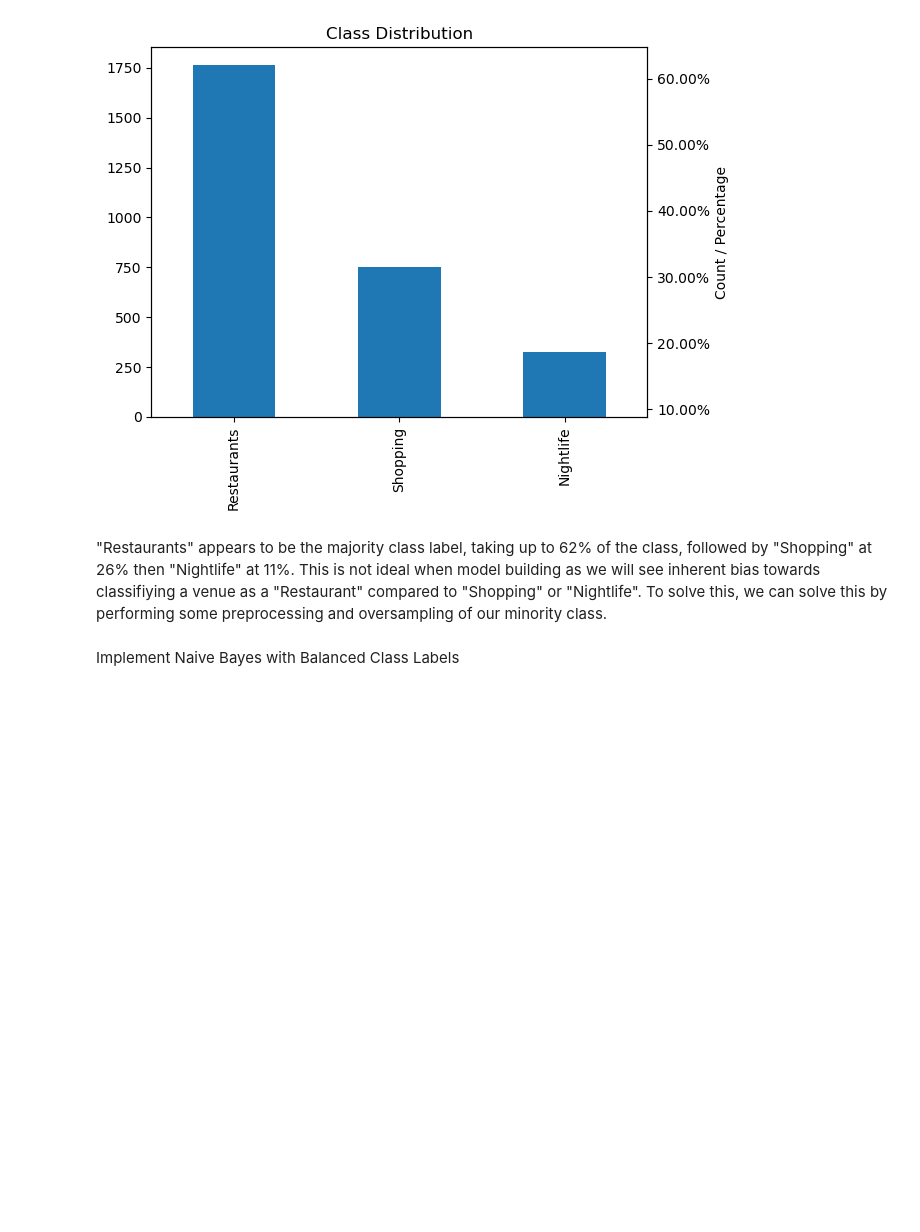
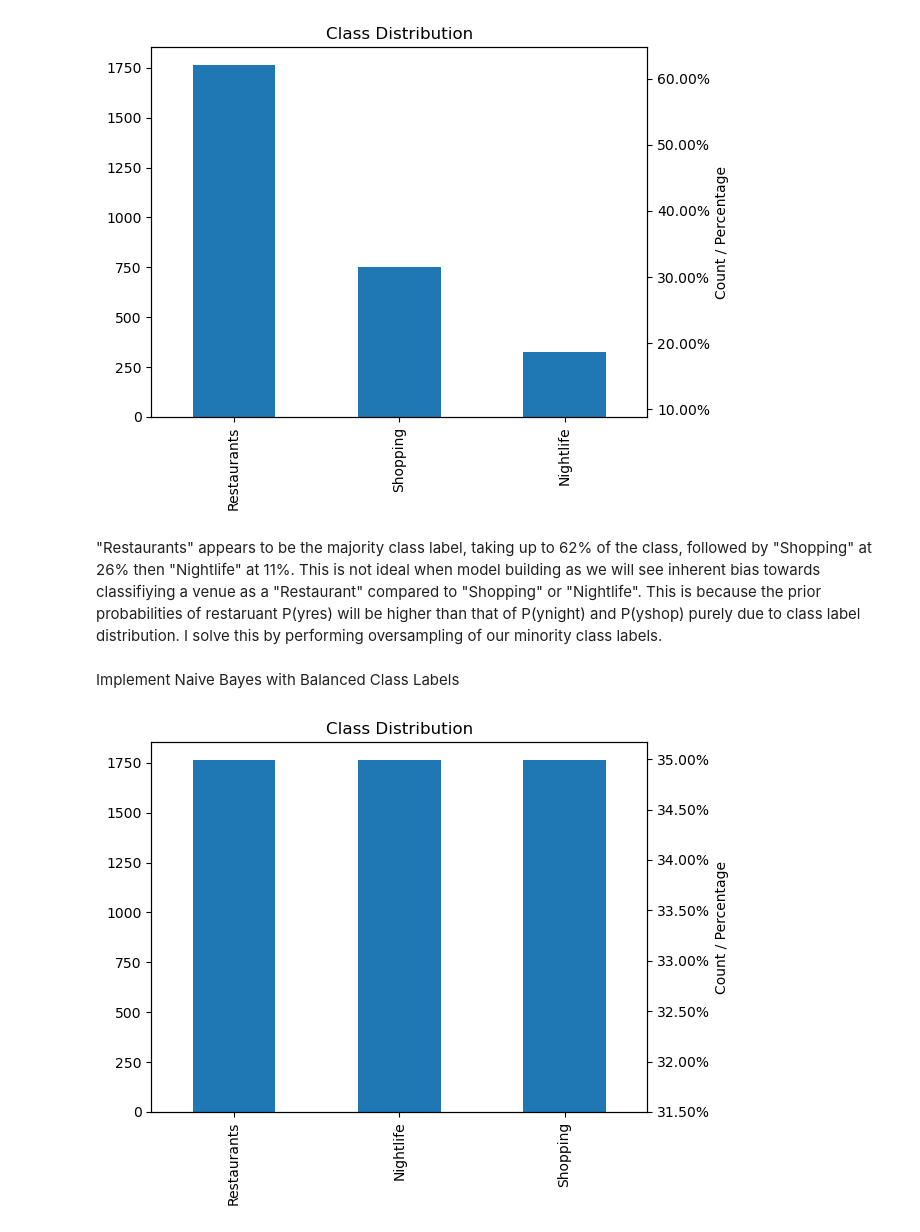
Before and after one commit to Tarin-Eccleston/yelp-data-naive-bayes, a Jupyter notebook: modelling/modelling.ipynb, the cells around one changed output. Cells and saved outputs as stored; diff of their text form; code cells hidden in the pictures; blank space fills up the shorter version.

Commit message:
oversample minority class labels using RandomOverSampler

```diff
--- a/modelling/modelling.ipynb
+++ b/modelling/modelling.ipynb
@@ -20,6 +21,7 @@ import numpy as np
 import matplotlib.pyplot as plt
 # %%
 k_folds = 10
+rs = 991
 # %%
 yelp_df = pd.read_csv('../data/input/train.csv')
 # %% [markdown]
@@ -62,6 +64,31 @@ plt.show()
 # %% [output]
 [figure]
 # %% [markdown]
-"Restaurants" appears to be the majority class label, taking up to 62% of the class, followed by "Shopping" at 26% then "Nightlife" at 11%. This is not ideal when model building as we will see inherent bias towards classifiying a venue as a "Restaurant" compared to "Shopping" or "Nightlife". To solve this, we can solve this by performing some preprocessing and oversampling of our minority class.
+"Restaurants" appears to be the majority class label, taking up to 62% of the class, followed by "Shopping" at 26% then "Nightlife" at 11%. This is not ideal when model building as we will see inherent bias towards classifiying a venue as a "Restaurant" compared to "Shopping" or "Nightlife". This is because the prior probabilities of restaruant P(yres) will be higher than that of P(ynight) and P(yshop) purely due to class label distribution. I solve this by performing oversampling of our minority class labels.
 # %% [markdown]
 Implement Naive Bayes with Balanced Class Labels
+# %%
+# count the frequency of each class label and desired class label size
+class_counts = yelp_df['category'].value_counts()
+desired_class_size = class_counts.max()
+
+# oversample the minority classes to reach the desired class size
+ros = RandomOverSampler(sampling_strategy='all', random_state=rs)
+X_resampled, y_resampled = ros.fit_resample(yelp_df[['review']], yelp_df['category'])
+
+class_counts = y_resampled.value_counts()
+# calculate the percentage of each class
+class_percentages = (class_counts / class_counts.sum()) * 100
+
+# create a bar plot of the categorical class distribution with percentages
+fig, ax = plt.subplots()
+class_counts.plot(kind='bar', ax=ax)
+ax2 = ax.twinx()
+class_percentages.plot(kind='line', color='red', ax=ax2, linestyle="None",marker='None')
+ax2.yaxis.set_major_formatter('{x:.2f}%')
+plt.title('Class Distribution')
+plt.xlabel('Class')
+plt.ylabel('Count / Percentage')
+plt.show()
+# %% [output]
+[figure, added]
```
Also changed, not shown: parts of 5 cells of this notebook.
